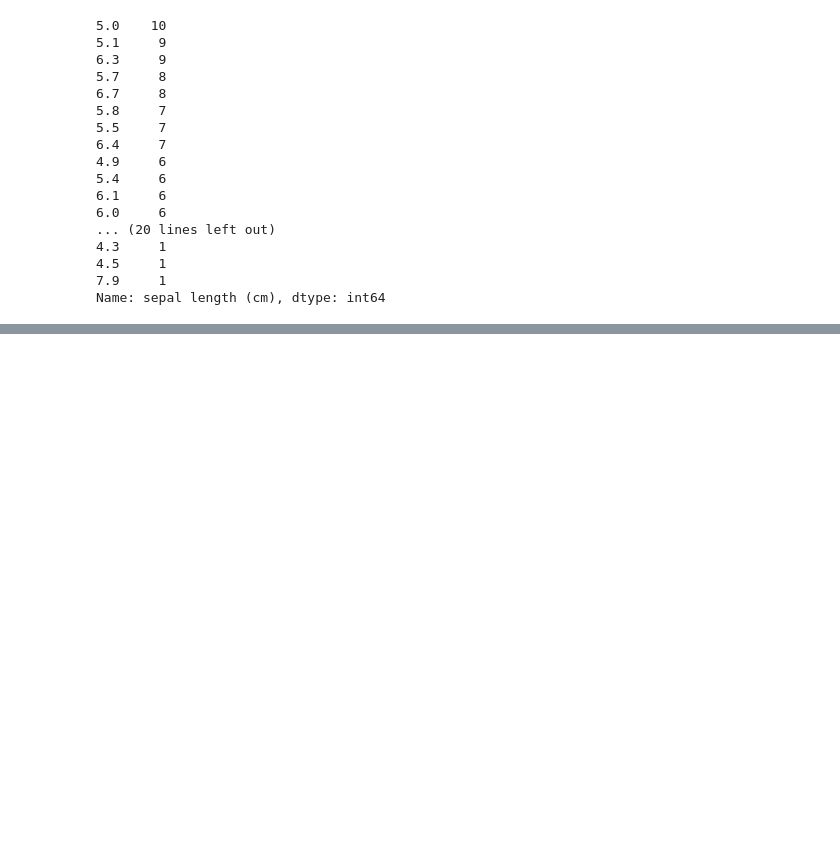
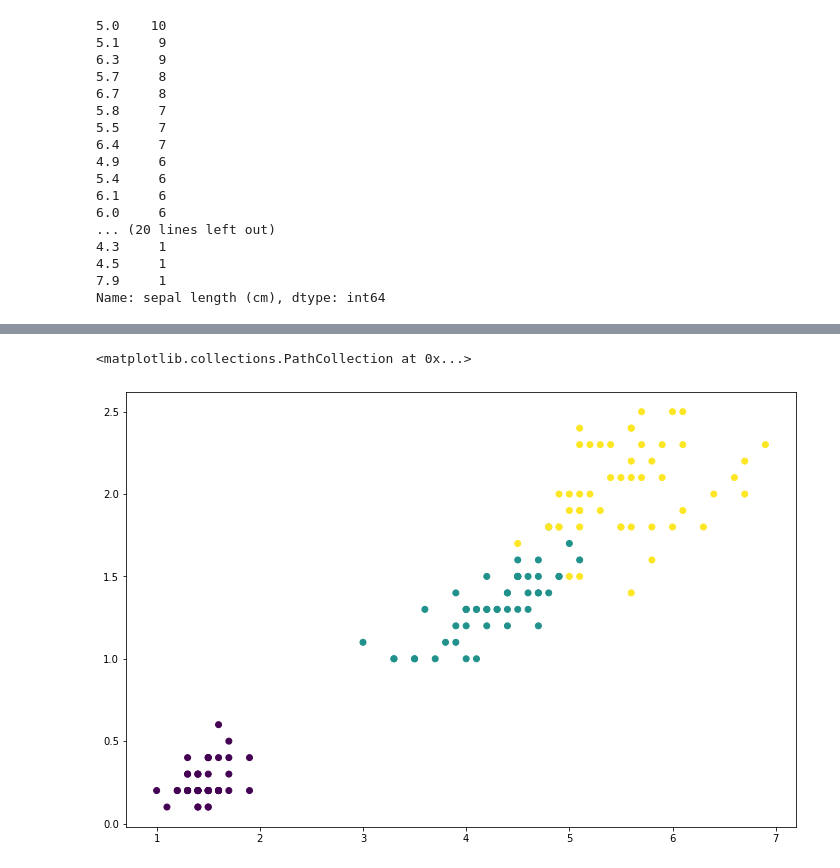
Before and after one commit to lunarti/kernels-datascience, a Jupyter notebook: exploration-analytics/exercises1.ipynb, the cells around one changed output, grey strips where cells are left out. Drawn from its saved outputs; the diff is of its cells as text; code cells hidden in the pictures; blank space fills up the shorter version.

```diff
--- a/exploration-analytics/exercises1.ipynb
+++ b/exploration-analytics/exercises1.ipynb
@@ -184,0 +199,7 @@ Name: sepal length (cm), dtype: int64
+# %%
+# Crie um Scatter Plot de 2 Features (atributos)
+plt.figure(figsize=(12, 8))
+plt.scatter(df['petal length (cm)'], df['petal width (cm)'], c=df['target'])
+# %% [output]
+<matplotlib.collections.PathCollection at 0x...>
+[figure, added]
```
Also changed, not shown: parts of 5 cells of this notebook.
